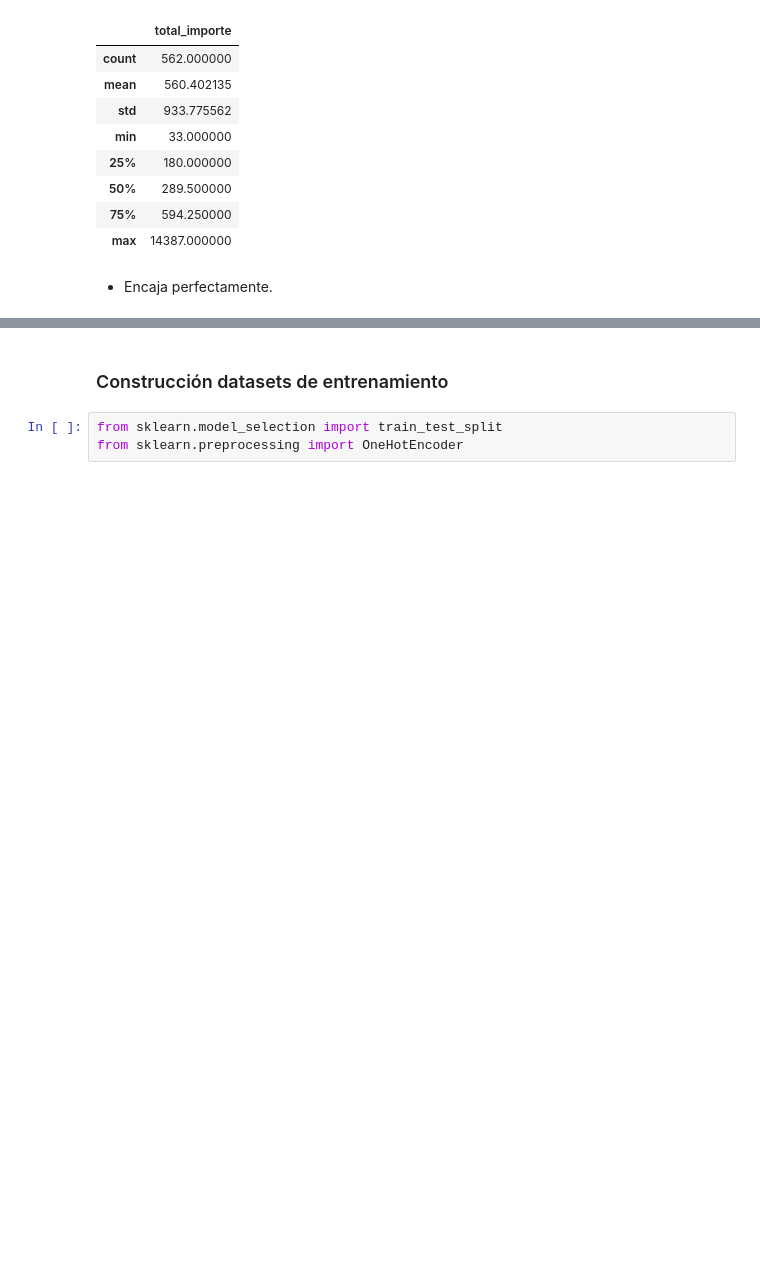
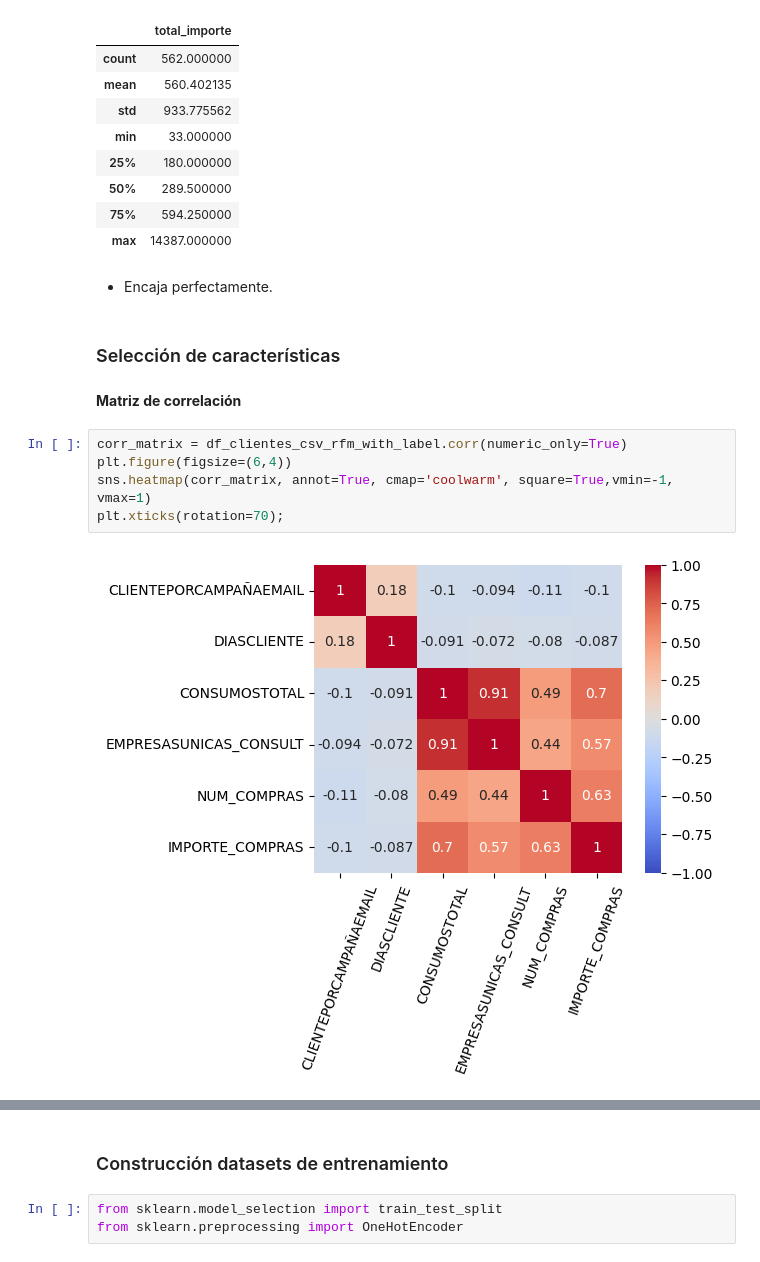
Before and after one commit to cperezh/segmentacion_clientes, a Jupyter notebook: M4 Desarrollo.ipynb, the cells around one changed output, grey strips where cells are left out. Drawn from its saved outputs; the diff is of its cells as text; blank space fills up the shorter version.

Commit message:
WIP Selección de características

```diff
--- a/M4 Desarrollo.ipynb
+++ b/M4 Desarrollo.ipynb
@@ -1232,3 +1232,14 @@ df_ventas_csv.set_index("ID").join(df_rfm,how="inner").groupby("ID").agg(total_i
 | max | 14387.000000 |
 # %% [markdown]
 - Encaja perfectamente.
+# %% [markdown]
+### Selección de características
+# %% [markdown]
+**Matriz de correlación**
+# %%
+corr_matrix = df_clientes_csv_rfm_with_label.corr(numeric_only=True)
+plt.figure(figsize=(6,4))
+sns.heatmap(corr_matrix, annot=True, cmap='coolwarm', square=True,vmin=-1, vmax=1)
+plt.xticks(rotation=70);
+# %% [output]
+[figure, added]
```
Also changed, not shown: parts of 18 cells of this notebook, 2 other files.
